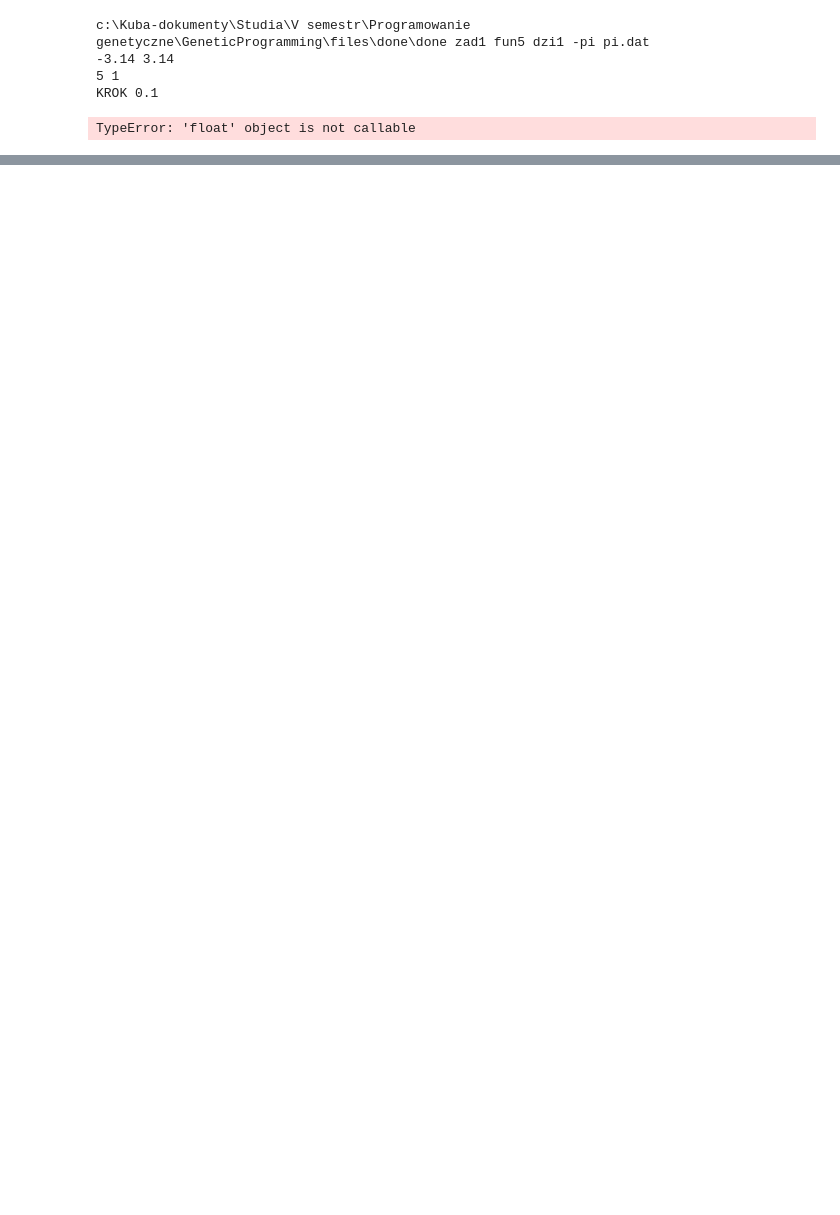
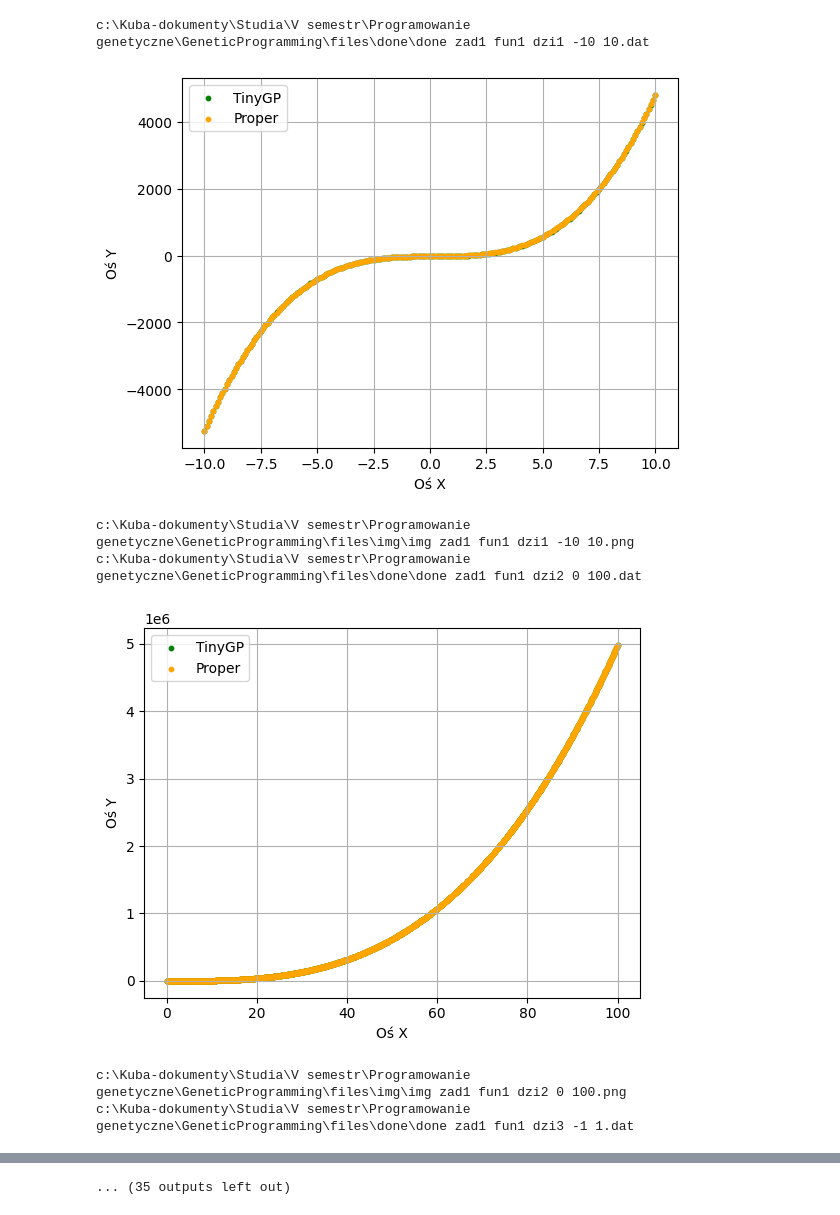
Before and after one commit to karcio424/GeneticProgramming, a Jupyter notebook: conversionToExcel.ipynb, the cells around one changed output, grey strips where cells are left out. Drawn from its saved outputs; the diff is of its cells as text; code cells hidden in the pictures; blank space fills up the shorter version.

```diff
--- a/conversionToExcel.ipynb
+++ b/conversionToExcel.ipynb
@@ -189,17 +178,12 @@ def znajdz_pliki_done(folder, pattern):
     return pliki_done
 # %%
 folder_glowny = os.getcwd() #sciezka do twojego folderu
-# print(folder_glowny)
-pliki_done = znajdz_pliki_done(folder_glowny, "done zad1 fun5 dzi1")
-# pliki_done = znajdz_pliki_done(folder_glowny, "done zad1 fun2")
-# pliki_done = znajdz_pliki_done(folder_glowny, "done zad1 fun4 dzi3")
-
-# for plik in pliki_done:
-#         # wypisz_funkcje_jednoargumentowa(plik)
-#         wypisz_funkcje_dwuargumentowa(plik)
+pliki_done = znajdz_pliki_done(folder_glowny, "done zad1")
 # %% [output]
-c:\Kuba-dokumenty\Studia\V semestr\Programowanie genetyczne\GeneticProgramming\files\done\done zad1 fun5 dzi1 -pi pi.dat
--3.14 3.14
-5 1
-KROK 0.1
+c:\Kuba-dokumenty\Studia\V semestr\Programowanie genetyczne\GeneticProgramming\files\done\done zad1 fun1 dzi1 -10 10.dat
+[figure, added]
-TypeError: 'float' object is not callable
+c:\Kuba-dokumenty\Studia\V semestr\Programowanie genetyczne\GeneticProgramming\files\img\img zad1 fun1 dzi1 -10 10.png
+c:\Kuba-dokumenty\Studia\V semestr\Programowanie genetyczne\GeneticProgramming\files\done\done zad1 fun1 dzi2 0 100.dat
+[figure, added]
+c:\Kuba-dokumenty\Studia\V semestr\Programowanie genetyczne\GeneticProgramming\files\img\img zad1 fun1 dzi2 0 100.png
+c:\Kuba-dokumenty\Studia\V semestr\Programowanie genetyczne\GeneticProgramming\files\done\done zad1 fun1 dzi3 -1 1.dat
@@ -205,0 +202 @@ TypeError: 'float' object is not callable
+... (35 outputs left out)
```
Also changed, not shown: parts of 4 cells of this notebook, 3 other files.
